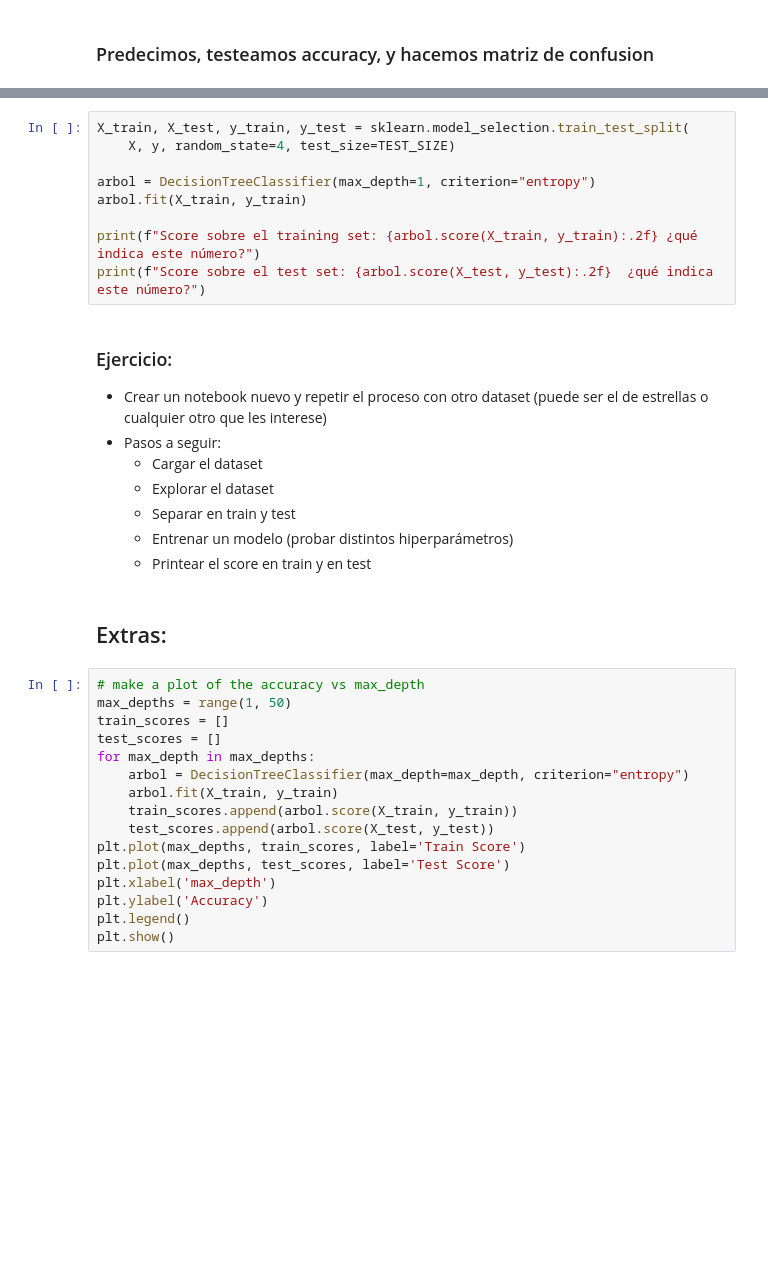
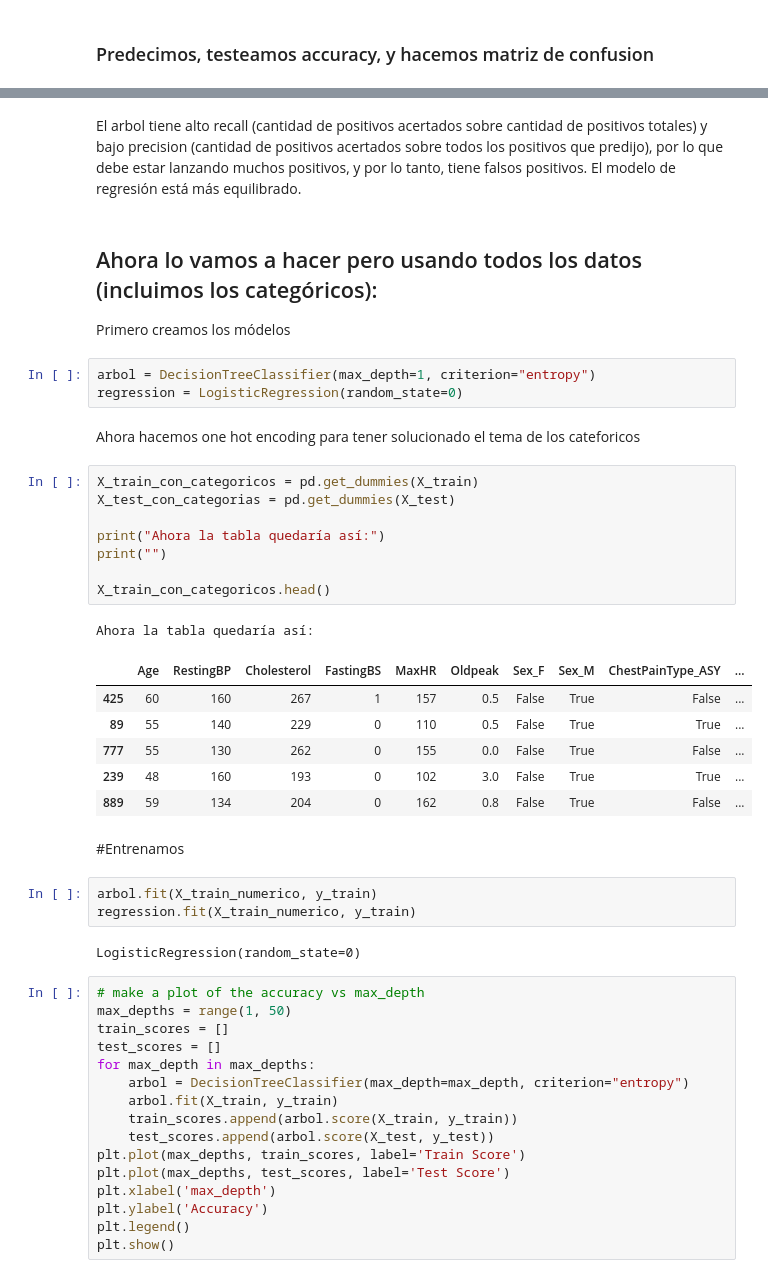
Before and after one commit to Leoli16/TP_IA_LUCA, a Jupyter notebook: Sabetay_Abud_Battias_CE.ipynb, the cells around one changed output, grey strips where cells are left out. Saved outputs shown, nothing was run; the diff lists cells and outputs as text; blank space fills up the shorter version.

```diff
--- a/Sabetay_Abud_Battias_CE.ipynb
+++ b/Sabetay_Abud_Battias_CE.ipynb
@@ -130,23 +144,36 @@ Matriz de confusión:
-# %%
-X_train, X_test, y_train, y_test = sklearn.model_selection.train_test_split(
-    X, y, random_state=4, test_size=TEST_SIZE)
-
-arbol = DecisionTreeClassifier(max_depth=1, criterion="entropy")
-arbol.fit(X_train, y_train)
-
-print(f"Score sobre el training set: {arbol.score(X_train, y_train):.2f} ¿qué indica este número?")
-print(f"Score sobre el test set: {arbol.score(X_test, y_test):.2f}  ¿qué indica este número?")
-# %% [markdown]
-### Ejercicio:
-- Crear un notebook nuevo y repetir el proceso con otro dataset (puede ser el de estrellas o cualquier otro que les interese)
-- Pasos a seguir:
-    - Cargar el dataset
-    - Explorar el dataset
-    - Separar en train y test
-    - Entrenar un modelo (probar distintos hiperparámetros)
-    - Printear el score en train y en test
+# %% [markdown]
+El arbol tiene alto recall (cantidad de positivos acertados sobre cantidad de positivos totales) y bajo precision (cantidad de positivos acertados sobre todos los positivos que predijo), por lo que debe estar lanzando muchos positivos, y por lo tanto,  tiene falsos positivos. El modelo de regresión está más equilibrado.
 # %% [markdown]
-## Extras:
+## Ahora lo vamos a hacer pero usando todos los datos (incluimos los categóricos):
+Primero creamos los módelos
+# %%
+arbol = DecisionTreeClassifier(max_depth=1, criterion="entropy")
+regression = LogisticRegression(random_state=0)
+# %% [markdown]
+Ahora hacemos one hot encoding para tener solucionado el tema de los cateforicos
+# %%
+X_train_con_categoricos = pd.get_dummies(X_train)
+X_test_con_categorias = pd.get_dummies(X_test)
+
+print("Ahora la tabla quedaría así:")
+print("")
+
+X_train_con_categoricos.head()
+# %% [output]
+Ahora la tabla quedaría así:
+|  | Age | RestingBP | Cholesterol | FastingBS | MaxHR | Oldpeak | Sex_F | Sex_M | ChestPainType_ASY | ... |
+| 425 | 60 | 160 | 267 | 1 | 157 | 0.5 | False | True | False | ... |
+| 89 | 55 | 140 | 229 | 0 | 110 | 0.5 | False | True | True | ... |
+| 777 | 55 | 130 | 262 | 0 | 155 | 0.0 | False | True | False | ... |
+| 239 | 48 | 160 | 193 | 0 | 102 | 3.0 | False | True | True | ... |
+| 889 | 59 | 134 | 204 | 0 | 162 | 0.8 | False | True | False | ... |
+# %% [markdown]
+#Entrenamos
+# %%
+arbol.fit(X_train_numerico, y_train)
+regression.fit(X_train_numerico, y_train)
+# %% [output]
+LogisticRegression(random_state=0)
 # %%
 # make a plot of the accuracy vs max_depth
 max_depths = range(1, 50)
```
Also changed, not shown: parts of 4 cells of this notebook.
